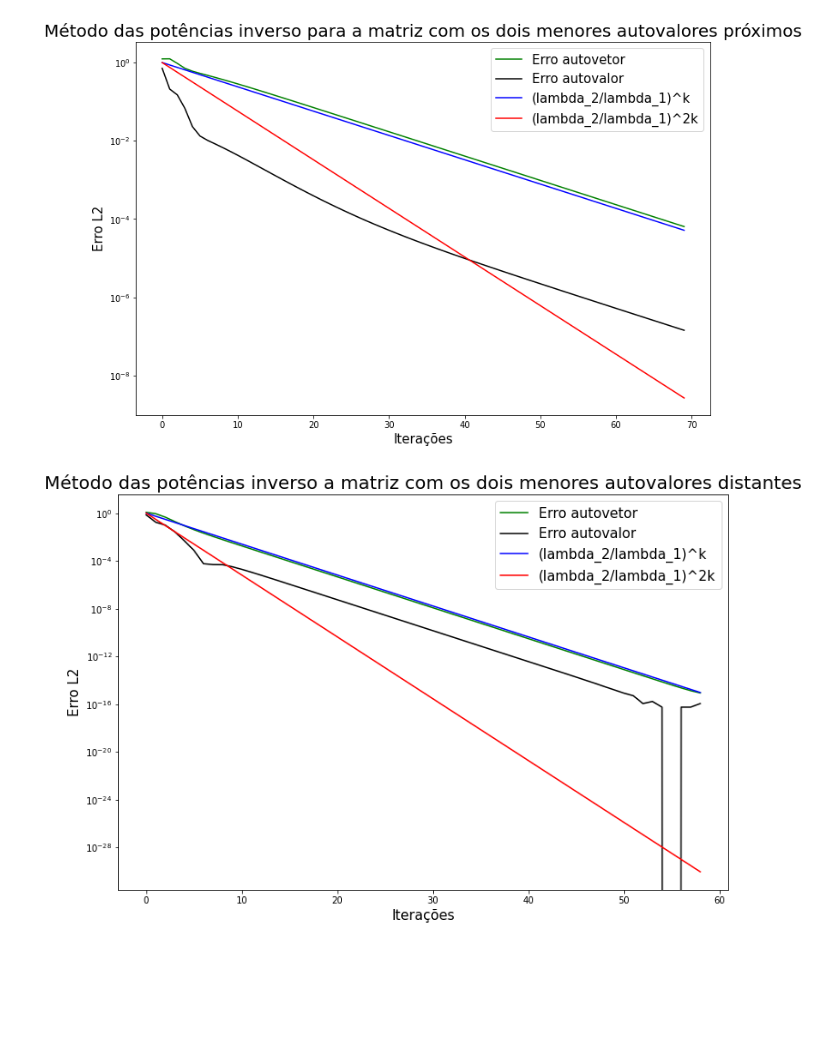
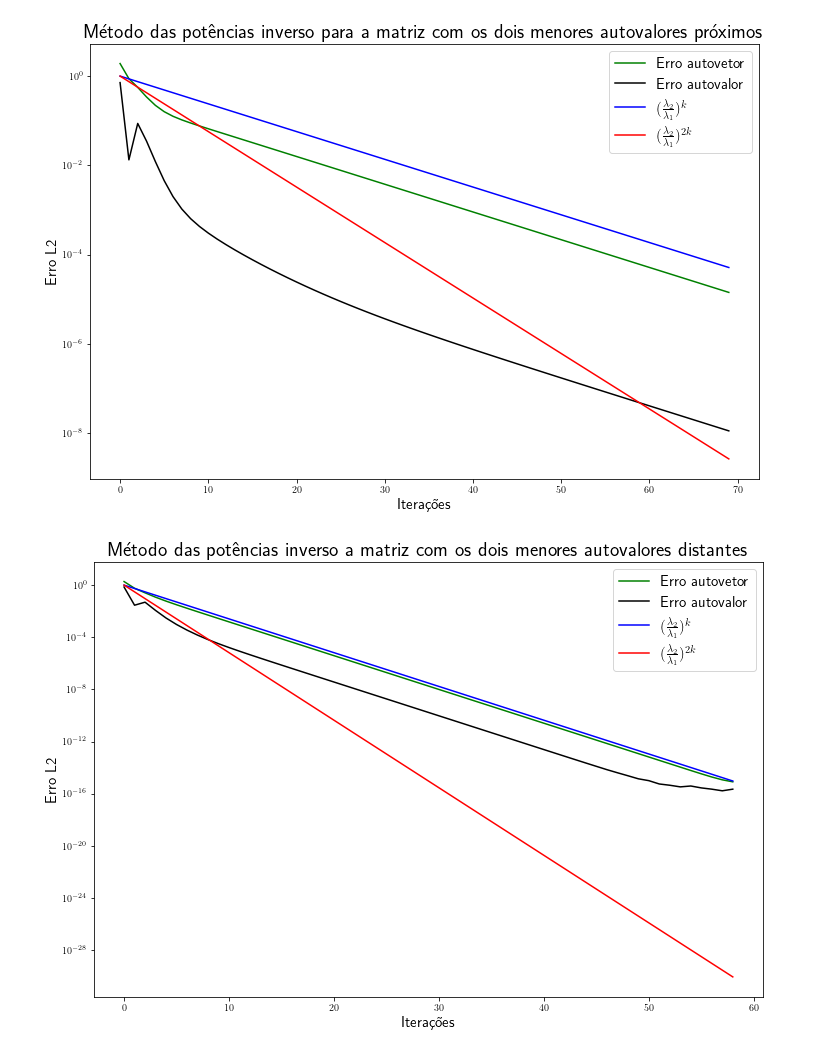
Before and after one commit to PedroDeSanti/MAP3122, a Jupyter notebook: EP1/ex2/ex2.ipynb, the cells around one changed output. Saved outputs shown, nothing was run; the diff lists cells and outputs as text; code cells hidden in the pictures; blank space fills up the shorter version.

Commit message:
Adiciona Ex4 e corrige alguns erros

```diff
--- a/EP1/ex2/ex2.ipynb
+++ b/EP1/ex2/ex2.ipynb
@@ -152,6 +152,11 @@ class MetodoDasPotenciasInverso:
         #pega o autovetor correspondente ao maior autovalor
         x_estrela = autovetores.T[id_max_1]
 
+        #garante que a primeira coordenada é sempre maior que 0
+        if x_estrela[0]<0:
+            x_estrela = -x_estrela
+
+
         self.lambda_1 = lambda_1
         self.lambda_2 = lambda_2
         self.eta = abs(lambda_2/lambda_1)
@@ -241,34 +246,21 @@ class MetodoDasPotenciasInverso:
         tabelada
 
         """
-        while True:
-#             Nem sempre o erro do autovetor converge, isso depende
-#             do vetor inicial escolhido, no nosso caso o vetor e escolhido
-#             aleatoriamente, entao, enquanto nao convergir, repetimos o
-#             processo para outro vetor inicial
+        x0 = np.random.rand(self.n)
+        self.x.append(x0)
+        self.x_nao_normalizado.append(x0)
+        self._calcula_mi()
+        self._calcula_erros()
 
-            x0 = np.random.rand(self.n)-0.5
-            self.x.append(x0)
-            self.x_nao_normalizado.append(x0)
+        i=1
+        while i<self.it_max and self.erro_autovetor[-1]>self.eps:
+            self._calcula_x()
+            if self.x[-1][0]<0:
+                self.x[-1] = -self.x[-1]
+                self.x_nao_normalizado[-1] = -self.x_nao_normalizado[-1]
             self._calcula_mi()
             self._calcula_erros()
-
-            i=1
-            while i<self.it_max and self.erro_autovetor[-1]>self.eps:
-                self._calcula_x()
-                self._calcula_mi()
-                self._calcula_erros()
-                i=i+1
-
-            if(self.erro_autovetor[-1] < 0.5e-0):
-                return
-
-            else:
-                # resetamos os valores para a nova simulacao
-                self.x = []
-                self.mi = []
-                self.erro_autovetor = []
-                self.erro_autovalor = []
+            i=i+1
 
 
     def gera_grafico_comparativo(self, titulo, use_tex = False, savefig=False, filename=""):
@@ -341,12 +333,12 @@ M1.gera_grafico_comparativo("Método das potências para matriz simétrica")
 # %%
 M21 = MetodoDasPotenciasInverso(A21, 1.1, 70, 1e-15)
 M21.calcula_aproximacao()
-M21.gera_grafico_comparativo("Método das potências inverso para a matriz com os dois menores autovalores próximos")
+M21.gera_grafico_comparativo("Método das potências inverso para a matriz com os dois menores autovalores próximos", True, True, "matriz2_2-1")
 # %% [output]
-[figure, old version]
+[figure, new version]
 # %%
 M22 = MetodoDasPotenciasInverso(A22, 1.1, 70, 1e-15)
 M22.calcula_aproximacao()
-M22.gera_grafico_comparativo("Método das potências inverso a matriz com os dois menores autovalores distantes")
+M22.gera_grafico_comparativo("Método das potências inverso a matriz com os dois menores autovalores distantes", True, True, "matriz2_2-2")
 # %% [output]
-[figure, old version]
+[figure, new version]
```
Also changed, not shown: parts of 2 cells of this notebook, 8 other files.
